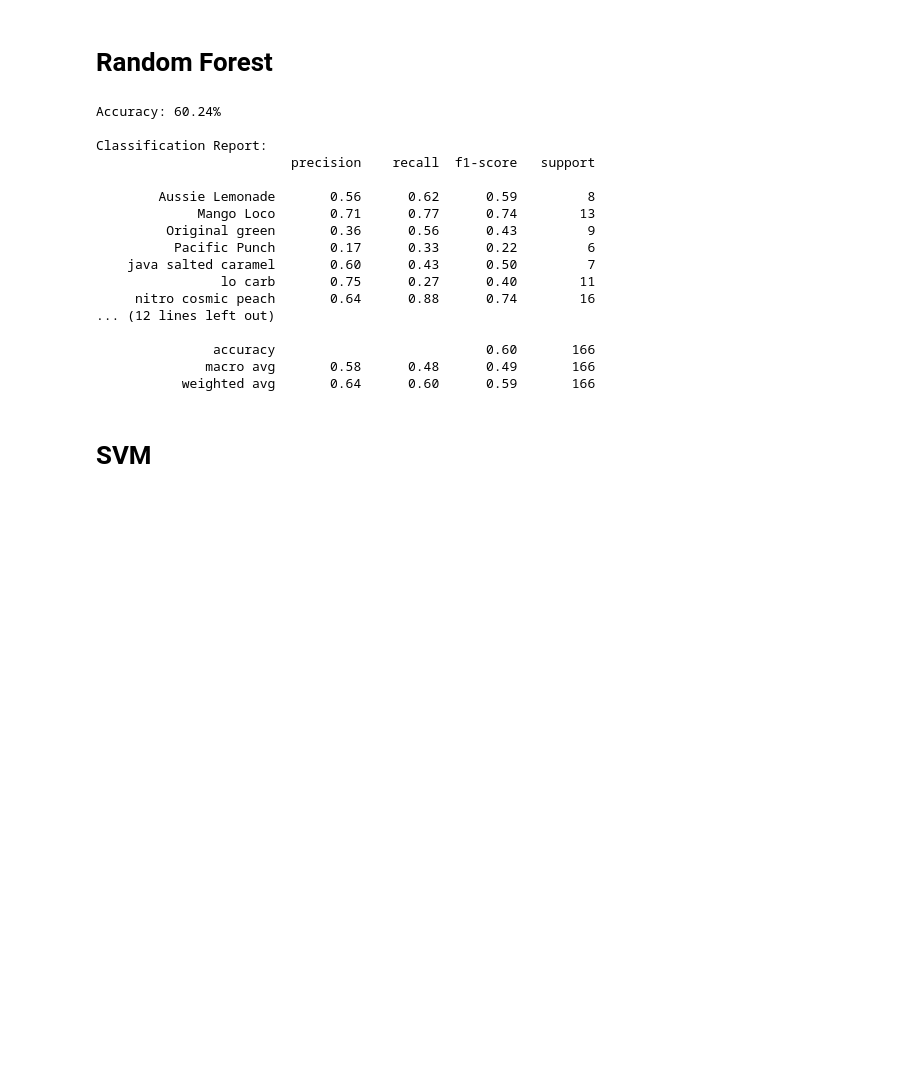
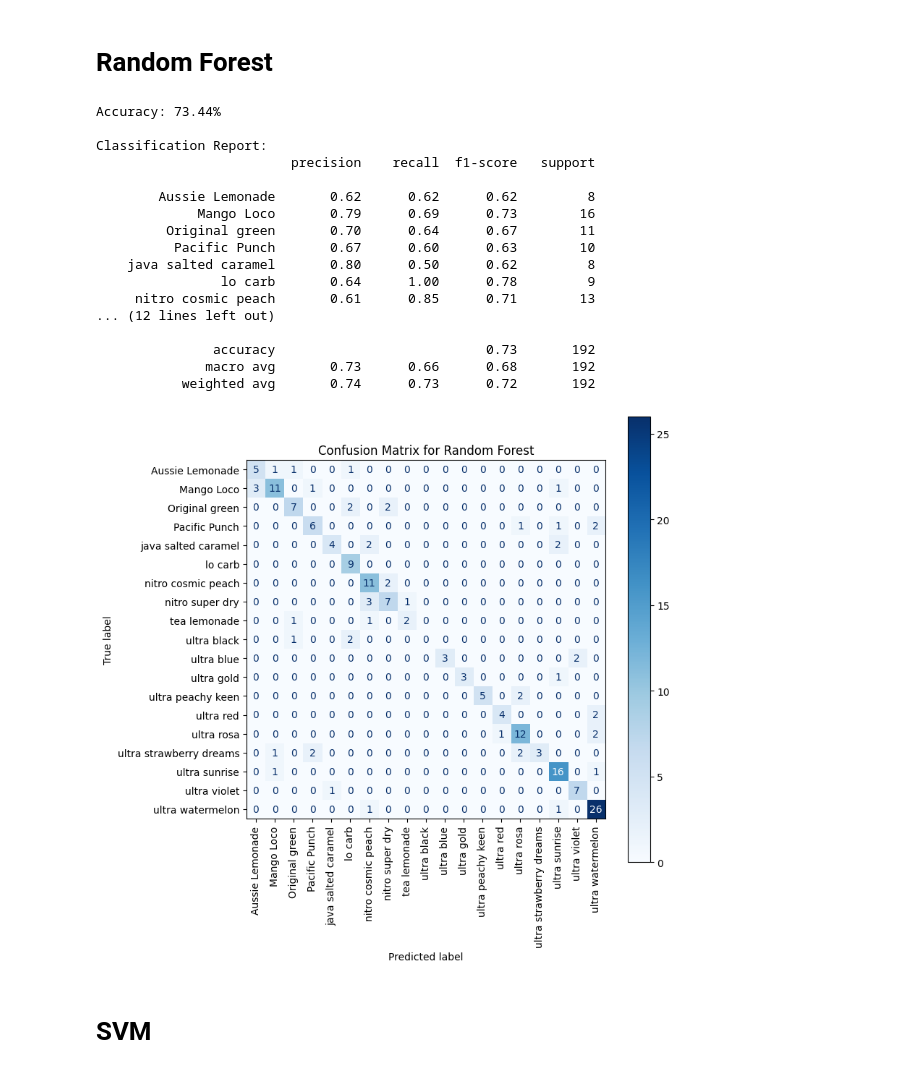
Before and after one commit to MartinaPanini/MonsterRecognition, a Jupyter notebook: solution1/color_classification.ipynb, the cells around one changed output. Saved outputs shown, nothing was run; the diff lists cells and outputs as text; code cells hidden in the pictures; blank space fills up the shorter version.

```diff
--- a/solution1/color_classification.ipynb
+++ b/solution1/color_classification.ipynb
@@ -19,7 +19,7 @@ label_encoder = LabelEncoder()
 y_encoded = label_encoder.fit_transform(y)
 
 # Dividi il dataset in training e testing (80% training, 20% test)
-X_train, X_test, y_train, y_test = train_test_split(X, y_encoded, test_size=0.5, random_state=42)
+X_train, X_test, y_train, y_test = train_test_split(X, y_encoded, test_size=0.3, random_state=42)
 
 # Crea il modello Random Forest
 model = RandomForestClassifier(n_estimators=5000, random_state=42)
@@ -39,23 +39,39 @@ print("\nClassification Report:")
 print(classification_report(y_test, y_pred, labels=label_encoder.transform(label_encoder.classes_),
                             target_names=label_encoder.classes_, zero_division=0))
 # %% [output]
-Accuracy: 60.24%
+Accuracy: 73.44%
 
 Classification Report:
                          precision    recall  f1-score   support
 
-        Aussie Lemonade       0.56      0.62      0.59         8
-             Mango Loco       0.71      0.77      0.74        13
-         Original green       0.36      0.56      0.43         9
-          Pacific Punch       0.17      0.33      0.22         6
-    java salted caramel       0.60      0.43      0.50         7
-                lo carb       0.75      0.27      0.40        11
-     nitro cosmic peach       0.64      0.88      0.74        16
+        Aussie Lemonade       0.62      0.62      0.62         8
+             Mango Loco       0.79      0.69      0.73        16
+         Original green       0.70      0.64      0.67        11
+          Pacific Punch       0.67      0.60      0.63        10
+    java salted caramel       0.80      0.50      0.62         8
+                lo carb       0.64      1.00      0.78         9
+     nitro cosmic peach       0.61      0.85      0.71        13
 ... (12 lines left out)
 
-               accuracy                           0.60       166
-              macro avg       0.58      0.48      0.49       166
-           weighted avg       0.64      0.60      0.59       166
+               accuracy                           0.73       192
+              macro avg       0.73      0.66      0.68       192
+           weighted avg       0.74      0.73      0.72       192
+# %%
+from sklearn.metrics import confusion_matrix, ConfusionMatrixDisplay
+
+import matplotlib.pyplot as plt
+# Compute the confusion matrix
+cm = confusion_matrix(y_test, y_pred)
+
+# Display the confusion matrix
+disp = ConfusionMatrixDisplay(confusion_matrix=cm, display_labels=label_encoder.classes_)
+fig, ax = plt.subplots(figsize=(8, 8))  # Increase the size of the plot
+disp.plot(cmap=plt.cm.Blues, ax=ax)
+plt.title('Confusion Matrix for Random Forest')
+plt.xticks(rotation=90)  # Rotate x-axis labels to vertical
+plt.show()
+# %% [output]
+[figure, added]
 # %% [markdown]
 # SVM
 # %%
```
Also changed, not shown: parts of 4 cells of this notebook, 48 other files.
